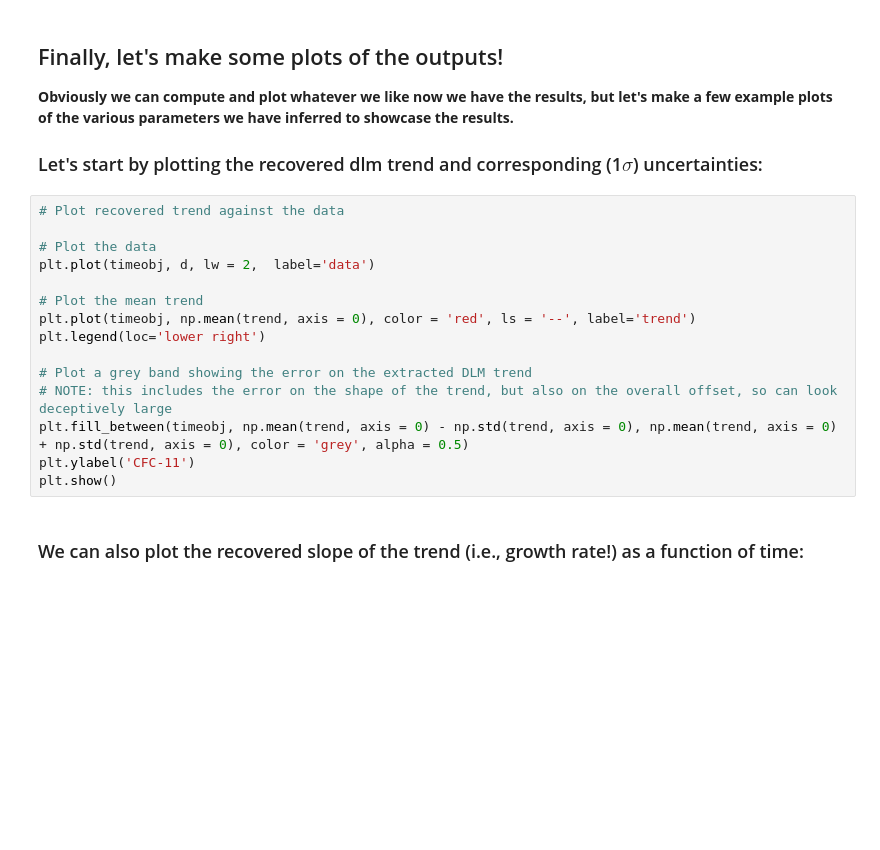
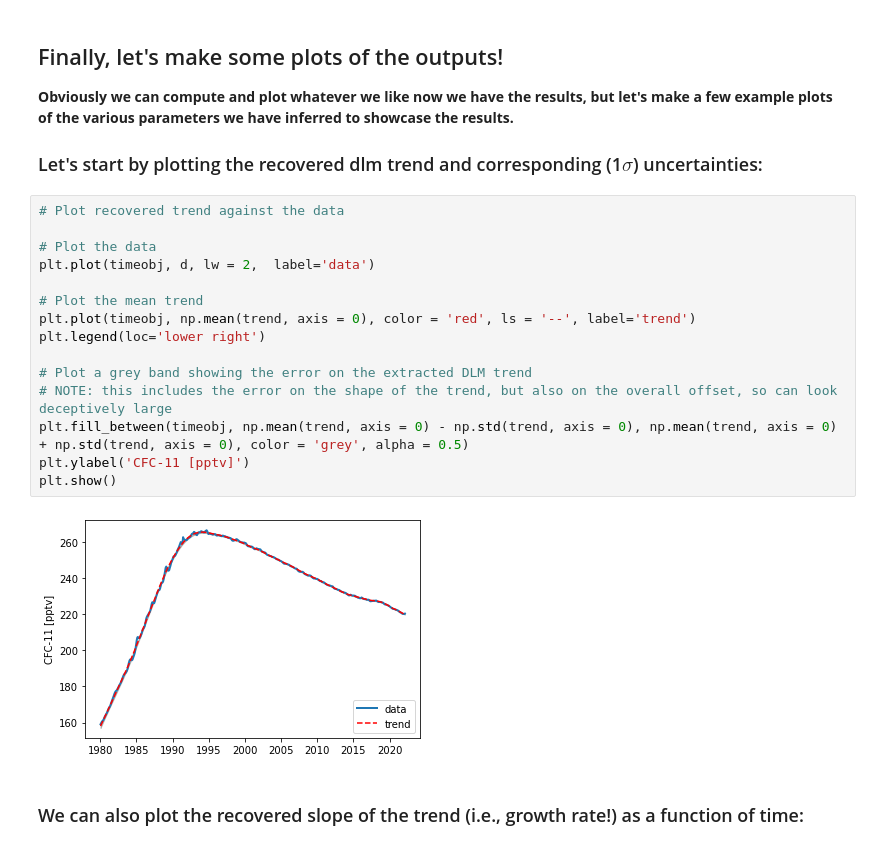
Before and after one commit to seand13/dlmf11, a Jupyter notebook: dlm_f11_surface_example.ipynb, the cells around one changed output. Drawn from its saved outputs; the diff is of its cells as text; blank space fills up the shorter version.

```diff
--- a/dlm_f11_surface_example.ipynb
+++ b/dlm_f11_surface_example.ipynb
@@ -309,18 +335,20 @@ rhoAR1 = fit.extract()['rhoAR1']
 # %%
 # Plot recovered trend against the data
 
 # Plot the data
 plt.plot(timeobj, d, lw = 2,  label='data')
 
 # Plot the mean trend
 plt.plot(timeobj, np.mean(trend, axis = 0), color = 'red', ls = '--', label='trend')
 plt.legend(loc='lower right')
 
 # Plot a grey band showing the error on the extracted DLM trend
 # NOTE: this includes the error on the shape of the trend, but also on the overall offset, so can look deceptively large
 plt.fill_between(timeobj, np.mean(trend, axis = 0) - np.std(trend, axis = 0), np.mean(trend, axis = 0) + np.std(trend, axis = 0), color = 'grey', alpha = 0.5)
-plt.ylabel('CFC-11')
+plt.ylabel('CFC-11 [pptv]')
 plt.show()
+# %% [output]
+[figure, added]
 # %% [markdown]
 ### We can also plot the recovered slope of the trend (i.e., growth rate!) as a function of time:
 # %%
```
Also changed, not shown: parts of 7 cells of this notebook, 1 other file.
